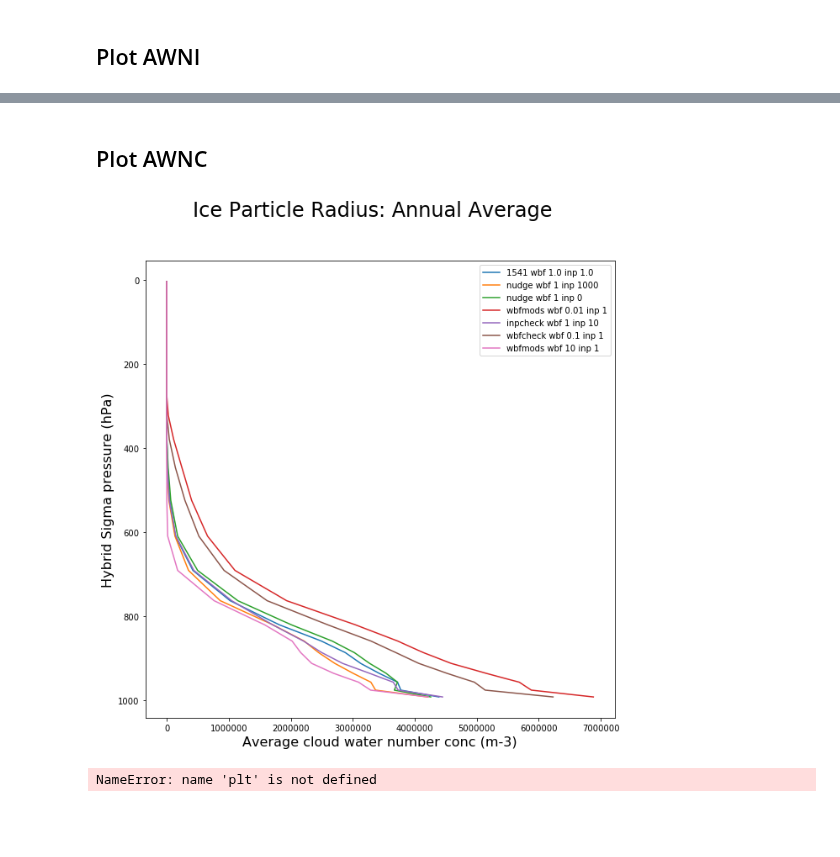
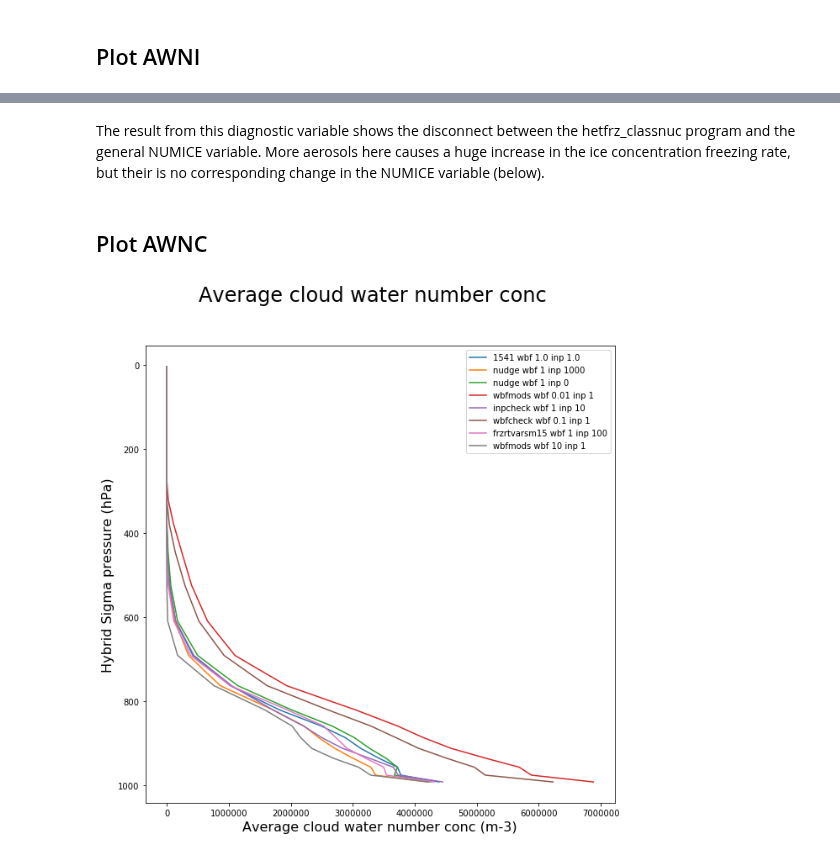
Before and after one commit to jshaw35/netcdf_analysis, a Jupyter notebook: microphysics_investigation.ipynb, the cells around one changed output, grey strips where cells are left out. Drawn from its saved outputs; the diff is of its cells as text; code cells hidden in the pictures; blank space fills up the shorter version.

```diff
--- a/microphysics_investigation.ipynb
+++ b/microphysics_investigation.ipynb
@@ -130,6 +130,7 @@ for i in cases:
     ds = add_weights(ds) # still has time here
 
     ds['NUMICE10s_kg'] = ds['NUMICE10s']/ds['RHO_CLUBB']
+    ds['NUMICE10s_kg'].attrs['units']='#/kg'
     ds['ICERADIUS'] = ds['AREI']/ds['FREQI']
     ds['DROPLETRADIUS'] = ds['AREL']/ds['FREQL']
     processed.append(ds)
@@ -211,9 +240,14 @@ weight = ds['cell_weight']
 
 test_plot.gca().invert_yaxis()
 for (ds, nm) in zip(processed, names):
-    avg_var = masked_average(ds['AWNI'], dim=['lat','lon','time'],weights=weight, mask=arc_mask)
+    working_da = ds['AWNI'].sel(lat=slice(70,90)) # select variable and lat range
+    working_da = working_da.mean(dim='time') # select time or average by it
+    avg_var = masked_average(working_da, dim=['lat','lon'],weights=weight) # finally actually compute on the bounded variable of interest
+    plt.plot(avg_var, avg_var['lev'], label=nm)#, color=color)
 
-    plt.plot(avg_var, avg_var['lev'], label=nm)
+#    avg_var = masked_average(ds['AWNI'], dim=['lat','lon','time'],weights=weight, mask=arc_mask)
+
+#    plt.plot(avg_var, avg_var['lev'], label=nm)
 
 variable_name = "%s (%s)" % (avg_var.long_name, avg_var.units)
 #    avg_rad.to_array()
@@ -222,6 +256,4 @@ variable_name = "%s (%s)" % (avg_var.long_name, avg_var.units)
 plt.legend(loc='upper right')
 test_plot.suptitle(avg_var.long_name, fontsize=24)
 plt.xlabel(variable_name, fontsize=16); plt.ylabel('Hybrid Sigma pressure (hPa)', fontsize=16);
-
-plt.xlim((0,3e4))
 # %% [output]
@@ -255,0 +299,25 @@ On the INP side, results of microphysics changes are also unclear. Ice concentra
+# %%
+test_plot = plt.figure(figsize=[10,10])
+
+arc_mask= np.bitwise_or(ds['lat']<70, ds['lat']>90)
+weight = ds['cell_weight']
+
+test_plot.gca().invert_yaxis()
+for (ds, nm) in zip(processed, names):
+    working_da = ds['NUMICE10s_kg'].sel(lat=slice(70,90)) # select variable and lat range
+    working_da = working_da.mean(dim='time') # select time or average by it
+    avg_var = masked_average(working_da, dim=['lat','lon','ilev'],weights=weight) # finally actually compute on the bounded variable of interest
+#    print(avg_var.values)
+    plt.plot(avg_var, avg_var['lev'], label=nm)#, color=color)
+
+#    avg_rad = masked_average(ds['NUMICE10s_kg'], dim=['lat','lon','time'],weights=weight, mask=arc_mask)
+
+#    plt.plot(avg_rad, avg_rad['lev'], label=nm)
+
+xaxis_label = '%s (%s)' % (avg_rad.long_name, avg_rad.units)
+
+plt.xlim((0,5e4))
+#feb_plot.legend(loc='upper right')
+plt.legend(loc='upper right')
+test_plot.suptitle(avg_var.long_name, fontsize=24)
+plt.xlabel(xaxis_label); plt.ylabel('Hybrid Sigma pressure (hPa)');
@@ -256,43 +326,27 @@ On the INP side, results of microphysics changes are also unclear. Ice concentra
+# %% [markdown]
+The result from this diagnostic variable shows the disconnect between the hetfrz_classnuc program and the general NUMICE variable. More aerosols here causes a huge increase in the ice concentration freezing rate, but their is no corresponding change in the NUMICE variable (below).
 # %% [markdown]
 ## Plot AWNC
 # %%
 test_plot = plt.figure(figsize=[10,10])
 
 arc_mask= np.bitwise_or(ds['lat']<70, ds['lat']>90)
 weight = ds['cell_weight']
 
 test_plot.gca().invert_yaxis()
 for (ds, nm) in zip(processed, names):
-    avg_var = masked_average(ds['AWNC'], dim=['lat','lon','time'],weights=weight, mask=arc_mask)
 
-    plt.plot(avg_var, avg_var['lev'], label=nm)
+    working_da = ds['AWNC'].sel(lat=slice(70,90)) # select variable and lat range
+    working_da = working_da.mean(dim='time') # select time or average by it
+    avg_var = masked_average(working_da, dim=['lat','lon'],weights=weight) # finally actually compute on the bounded variable of interest
+    plt.plot(avg_var, avg_var['lev'], label=nm)#, color=color)
 
 variable_name = "%s (%s)" % (avg_var.long_name, avg_var.units)
 #    avg_rad.to_array()
 
 #feb_plot.legend(loc='upper right')
 plt.legend(loc='upper right')
-test_plot.suptitle('Ice Particle Radius: Annual Average', fontsize=24)
+test_plot.suptitle(avg_var.long_name, fontsize=24)
 plt.xlabel(variable_name, fontsize=16); plt.ylabel('Hybrid Sigma pressure (hPa)', fontsize=16);
 # %% [output]
-[figure, old version]
+[figure, new version]
-# %%
-test_plot = plt.figure(figsize=[10,10])
-
-arc_mask= np.bitwise_or(ds['lat']<70, ds['lat']>90)
-weight = ds['cell_weight']
-
-test_plot.gca().invert_yaxis()
-for (ds, nm) in zip(processed, names):
-    avg_rad = masked_average(ds['NUMICE10s_kg'], dim=['lat','lon','time'],weights=weight, mask=arc_mask)
-
-    plt.plot(avg_rad, avg_rad['lev'], label=nm)
-
-xaxis_label = '%s (%s)' % (avg_rad.long_name, avg_rad.units)
-
-#feb_plot.legend(loc='upper right')
-plt.legend(loc='upper right')
-test_plot.suptitle('NUMICE: Annual Average', fontsize=24)
-plt.xlabel(xaxis_label); plt.ylabel('Hybrid Sigma pressure (hPa)');
-# %% [output]
-NameError: name 'plt' is not defined
```
Also changed, not shown: parts of 20 cells of this notebook, 1 other file.
